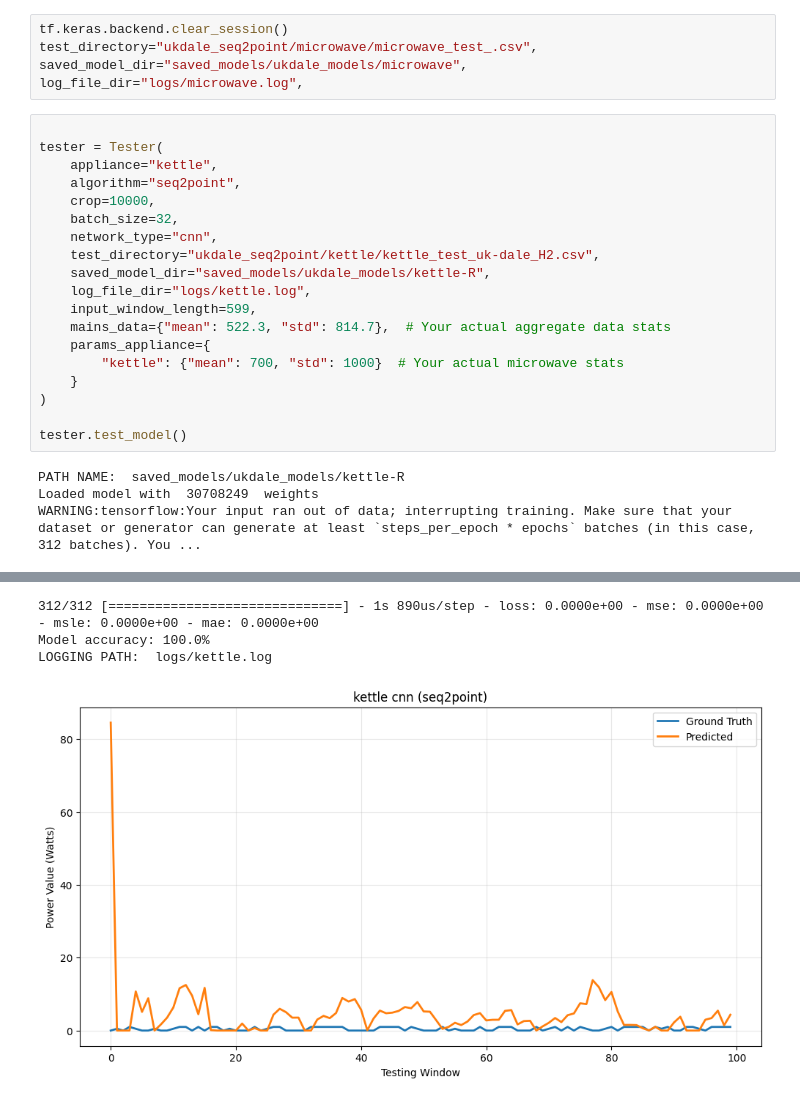
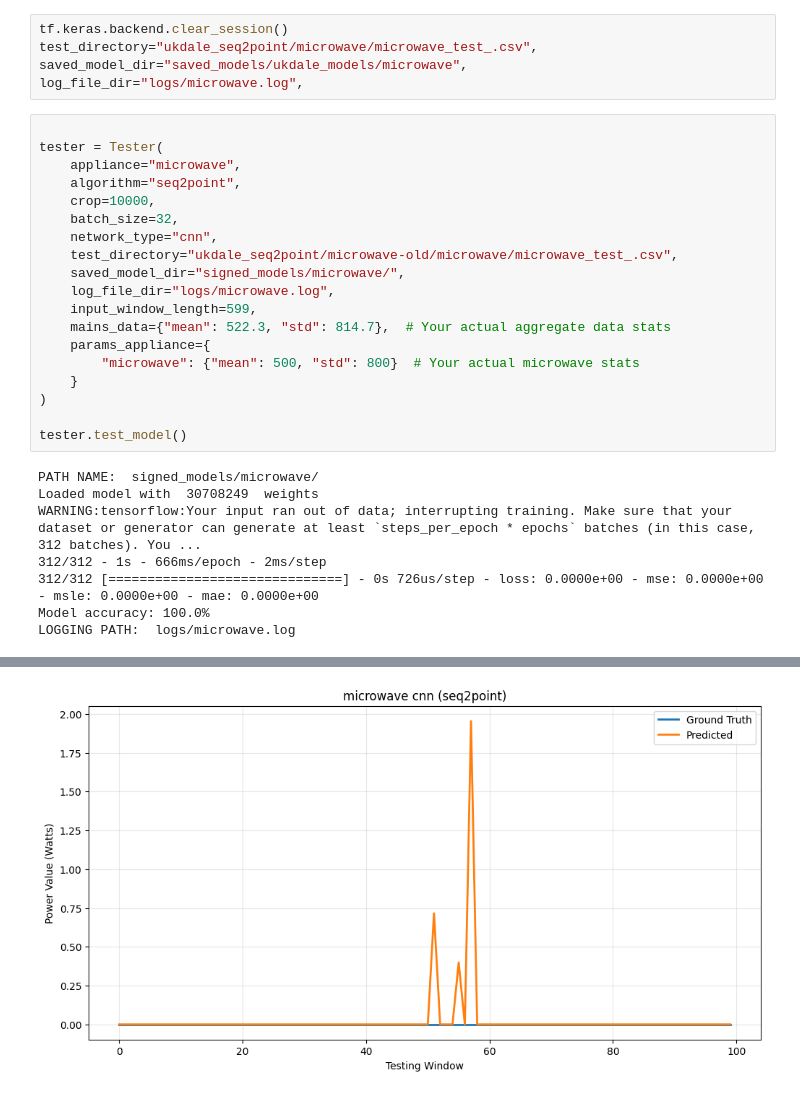
Before and after one commit to I-S-U-Load-Monitoring-Application/Deep-learning-model-for-disaggregation, a Jupyter notebook: UKDALE seq2point.ipynb, the cells around one changed output, grey strips where cells are left out. Cells and saved outputs as stored; diff of their text form.

```diff
--- a/UKDALE seq2point.ipynb
+++ b/UKDALE seq2point.ipynb
@@ -1515,23 +1615,27 @@ log_file_dir="logs/microwave.log",
 # %%
 
 tester = Tester(
-    appliance="kettle",
+    appliance="microwave",
     algorithm="seq2point",
     crop=10000,
     batch_size=32,
     network_type="cnn",
-    test_directory="ukdale_seq2point/kettle/kettle_test_uk-dale_H2.csv",
-    saved_model_dir="saved_models/ukdale_models/kettle-R",
-    log_file_dir="logs/kettle.log",
+    test_directory="ukdale_seq2point/microwave-old/microwave/microwave_test_.csv",
+    saved_model_dir="signed_models/microwave/",
+    log_file_dir="logs/microwave.log",
     input_window_length=599,
     mains_data={"mean": 522.3, "std": 814.7},  # Your actual aggregate data stats
     params_appliance={
-        "kettle": {"mean": 700, "std": 1000}  # Your actual microwave stats
+        "microwave": {"mean": 500, "std": 800}  # Your actual microwave stats
     }
 )
 
 tester.test_model()
 # %% [output]
-PATH NAME:  saved_models/ukdale_models/kettle-R
+PATH NAME:  signed_models/microwave/
 Loaded model with  30708249  weights
 WARNING:tensorflow:Your input ran out of data; interrupting training. Make sure that your dataset or generator can generate at least `steps_per_epoch * epochs` batches (in this case, 312 batches). You ...
+312/312 - 1s - 666ms/epoch - 2ms/step
+312/312 [==============================] - 0s 726us/step - loss: 0.0000e+00 - mse: 0.0000e+00 - msle: 0.0000e+00 - mae: 0.0000e+00
+Model accuracy: 100.0%
+LOGGING PATH:  logs/microwave.log
@@ -1541,4 +1642 @@ WARNING:tensorflow:Your input ran out of data; interrupting training. Make sure
-312/312 [==============================] - 1s 890us/step - loss: 0.0000e+00 - mse: 0.0000e+00 - msle: 0.0000e+00 - mae: 0.0000e+00
-Model accuracy: 100.0%
-LOGGING PATH:  logs/kettle.log
-[figure, old version]
+[figure, new version]
```
Also changed, not shown: parts of 7 cells of this notebook.
